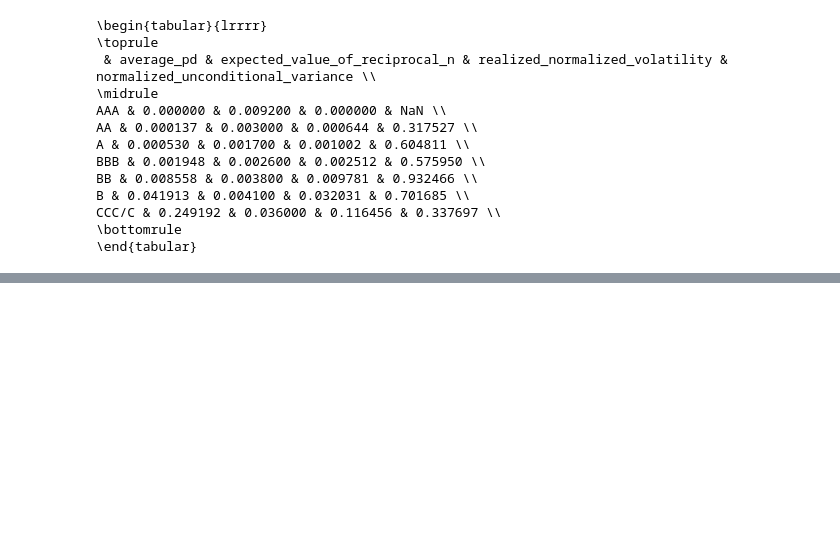
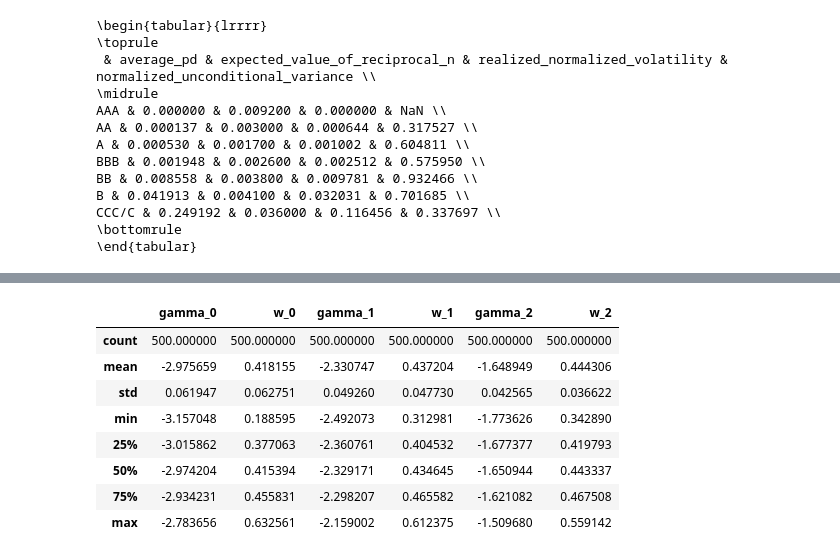
Before and after one commit to PeterKiss18/VasicekPDModel, a Jupyter notebook: additional_research/MM_parameter_estimation.ipynb, the cells around one changed output, grey strips where cells are left out. Drawn from its saved outputs; the diff is of its cells as text; code cells hidden in the pictures; blank space fills up the shorter version.

```diff
--- a/MM_parameter_estimation.ipynb
+++ b/additional_research/MM_parameter_estimation.ipynb
@@ -496,0 +610,2 @@ CCC/C & 0.249192 & 0.036000 & 0.116456 & 0.337697 \\
+# %%
+params_df_160 = gen_data_and_mm(160, num_of_obligors_list, factor_loading_list, gamma_list, sims=500)
@@ -496,0 +642,12 @@ CCC/C & 0.249192 & 0.036000 & 0.116456 & 0.337697 \\
+# %%
+params_df_160.describe()
+# %% [output]
+|  | gamma_0 | w_0 | gamma_1 | w_1 | gamma_2 | w_2 |
+| count | 500.000000 | 500.000000 | 500.000000 | 500.000000 | 500.000000 | 500.000000 |
+| mean | -2.975659 | 0.418155 | -2.330747 | 0.437204 | -1.648949 | 0.444306 |
+| std | 0.061947 | 0.062751 | 0.049260 | 0.047730 | 0.042565 | 0.036622 |
+| min | -3.157048 | 0.188595 | -2.492073 | 0.312981 | -1.773626 | 0.342890 |
+| 25% | -3.015862 | 0.377063 | -2.360761 | 0.404532 | -1.677377 | 0.419793 |
+| 50% | -2.974204 | 0.415394 | -2.329171 | 0.434645 | -1.650944 | 0.443337 |
+| 75% | -2.934231 | 0.455831 | -2.298207 | 0.465582 | -1.621082 | 0.467508 |
+| max | -2.783656 | 0.632561 | -2.159002 | 0.612375 | -1.509680 | 0.559142 |
```
Also changed, not shown: parts of 19 cells of this notebook, 9 other files.
